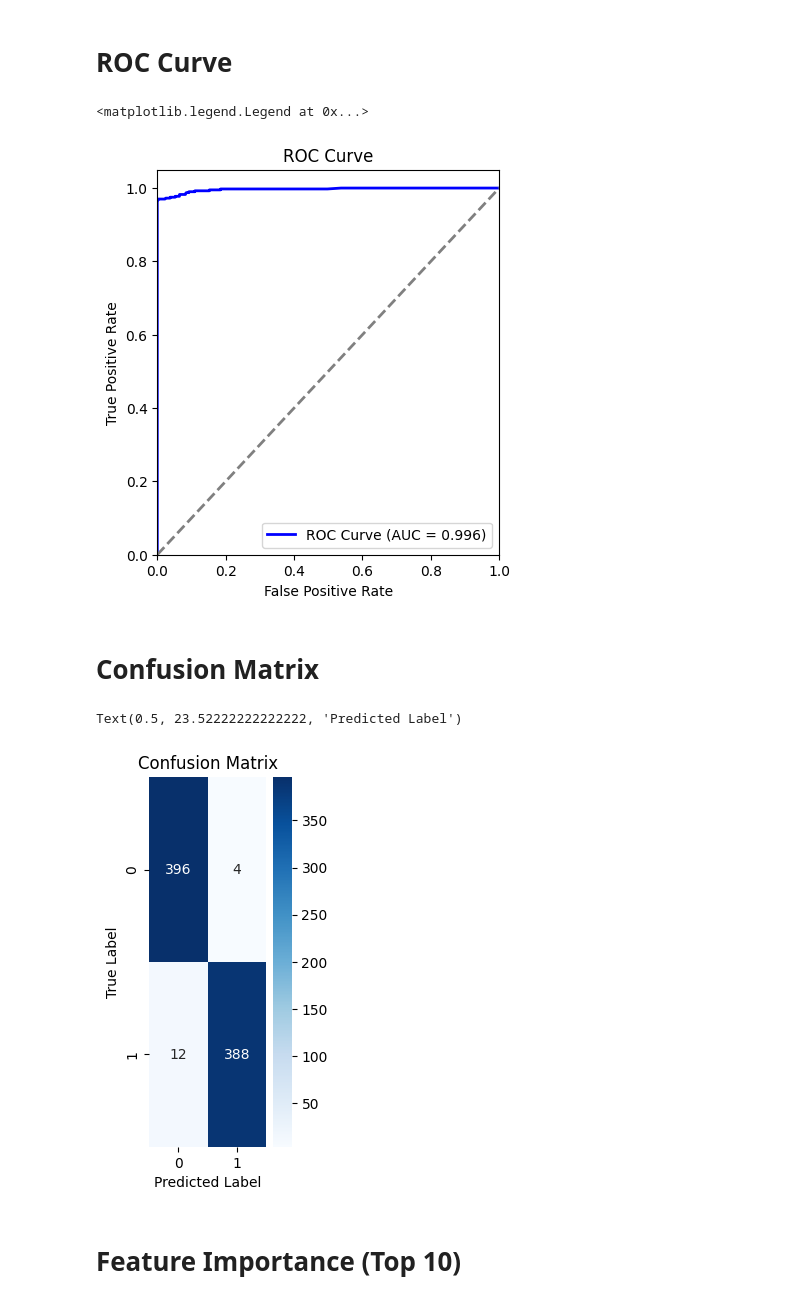
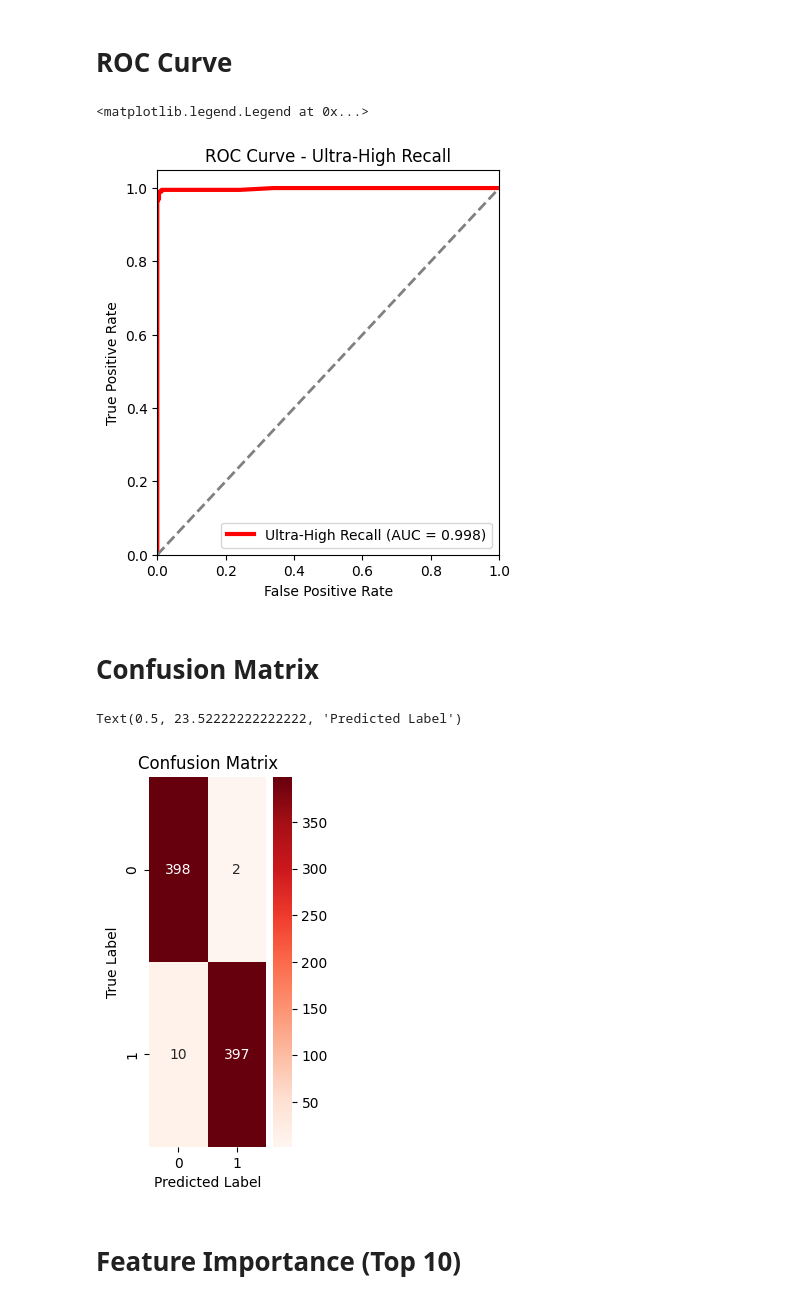
Before and after one commit to AshenDulsanka/PUSL-3190-Phisher, a Jupyter notebook: model_training/notebooks/research_focused_browser_extension.ipynb, the cells around one changed output. Saved outputs shown, nothing was run; the diff lists cells and outputs as text; code cells hidden in the pictures.

```diff
--- a/model_training/notebooks/research_focused_browser_extension.ipynb
+++ b/model_training/notebooks/research_focused_browser_extension.ipynb
@@ -389,15 +502,0 @@ X_test_scaled = scaler.transform(X_test)
-# %%
-print("\nPerforming feature selection analysis...")
-
-# Use Random Forest for initial feature importance
-temp_rf = RandomForestClassifier(n_estimators=50, random_state=42)
-temp_rf.fit(X_train_scaled, y_train)
-
-feature_importance_df = pd.DataFrame({
-    'feature': X.columns,
-    'importance': temp_rf.feature_importances_
-}).sort_values('importance', ascending=False)
-
-print("\nInitial Feature Importance Ranking:")
-for i, row in feature_importance_df.head(15).iterrows():
-    print(f"{row['feature']:30} | {row['importance']:.4f}")
@@ -423,19 +503,19 @@ is_shortener                   | 0.0014
 # %% [markdown]
 # Optimized Random Forest with focus on recall (avoiding false negatives)
 # %%
-rf_model = RandomForestClassifier(
-    n_estimators=100,          # Increased for stability
-    max_depth=20,              # Deeper for complex patterns
-    min_samples_split=2,       # More sensitive
-    min_samples_leaf=1,        # Fine-grained decisions
-    class_weight={0: 1, 1: 4}, # Strong emphasis on phishing detection
-    max_features='sqrt',       # Optimal for most cases
+ultra_recall_rf = RandomForestClassifier(
+    n_estimators=150,           # More trees for stability
+    max_depth=25,               # Deeper trees for complex patterns
+    min_samples_split=2,        # Maximum sensitivity
+    min_samples_leaf=1,         # Allow very specific rules
+    class_weight={0: 1, 1: 8},  # EXTREME bias toward phishing (8:1 ratio)
+    max_features='sqrt',
     bootstrap=True,
     oob_score=True,
     random_state=42,
     n_jobs=-1
 )
 # %%
-print("Training high-performance Random Forest...")
-rf_model.fit(X_train_scaled, y_train)
+print("Training ULTRA-HIGH RECALL Random Forest...")
+ultra_recall_rf.fit(X_train_scaled, y_train)
 # %% [output]
@@ -457,8 +538,8 @@ start_time = time.time()
 # %% [markdown]
 # Predictions
 # %%
-y_pred = rf_model.predict(X_test_scaled)
-y_pred_proba = rf_model.predict_proba(X_test_scaled)[:, 1]
+y_pred = ultra_recall_rf.predict(X_test_scaled)
+y_pred_proba = ultra_recall_rf.predict_proba(X_test_scaled)[:, 1]
 # %% [markdown]
 # Basic metrics
 # %%
@@ -767,28 +903,28 @@ plt.show()
 # %%
 plt.figure(figsize=(15, 5))
 plt.subplot(1, 3, 1)
-plt.plot(fpr, tpr, color='blue', lw=2, label=f'ROC Curve (AUC = {roc_auc:.3f})')
+plt.plot(fpr, tpr, color='red', lw=3, label=f'Ultra-High Recall (AUC = {roc_auc:.3f})')
 plt.plot([0, 1], [0, 1], color='gray', lw=2, linestyle='--')
 plt.xlim([0.0, 1.0])
 plt.ylim([0.0, 1.05])
 plt.xlabel('False Positive Rate')
 plt.ylabel('True Positive Rate')
-plt.title('ROC Curve')
+plt.title('ROC Curve - Ultra-High Recall')
 plt.legend()
 # %% [output]
 <matplotlib.legend.Legend at 0x...>
-[figure, old version]
+[figure, new version]
 # %% [markdown]
 # Confusion Matrix
 # %%
 plt.subplot(1, 3, 2)
-sns.heatmap(cm, annot=True, fmt='d', cmap='Blues')
+sns.heatmap(cm, annot=True, fmt='d', cmap='Reds')
 plt.title('Confusion Matrix')
 plt.ylabel('True Label')
 plt.xlabel('Predicted Label')
 # %% [output]
 Text(0.5, 23.52222222222222, 'Predicted Label')
-[figure, old version]
+[figure, new version]
 # %% [markdown]
 # Feature Importance (Top 10)
 # %%
```
Also changed, not shown: parts of 60 cells of this notebook, 1 other file.
